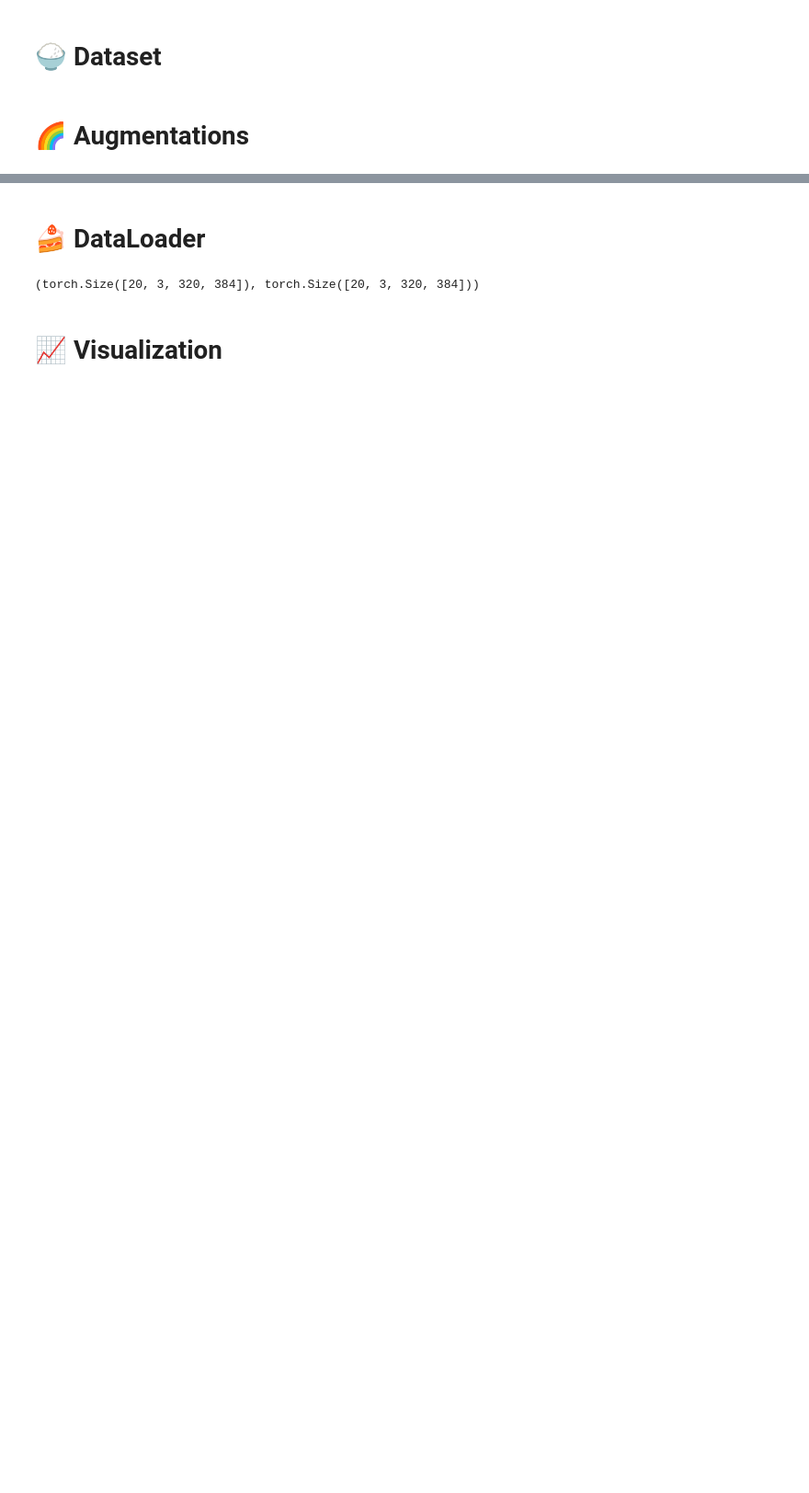
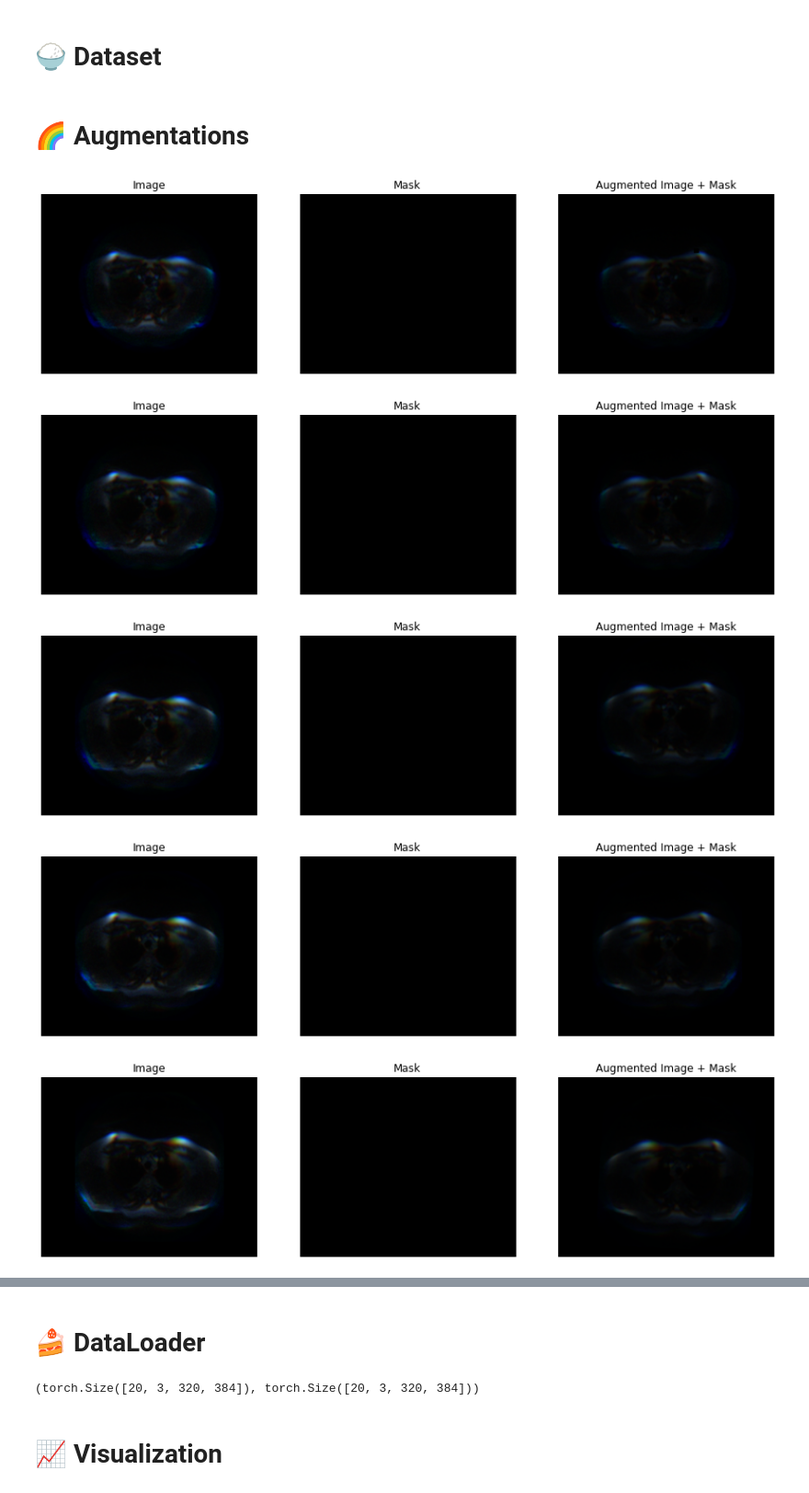
Before and after one commit to marioholzheu/MLFinalProject, a Jupyter notebook: UWMGI-2.5D-Train-MarioV2.ipynb, the cells around one changed output, grey strips where cells are left out. Shown at 92% size. Saved outputs shown, nothing was run; the diff lists cells and outputs as text; code cells hidden in the pictures; blank space fills up the shorter version.

```diff
--- a/UWMGI-2.5D-Train-MarioV2.ipynb
+++ b/UWMGI-2.5D-Train-MarioV2.ipynb
@@ -414,3 +442,50 @@ data_transforms = {
 #         A.Resize(*CFG.img_size, interpolation=cv2.INTER_NEAREST),
         ], p=1.0)
 }
+# %%
+# Add image and mask visualization
+def plot_image_mask(image_path, mask_path):
+    img = load_img(image_path)
+    mask = load_msk(mask_path)
+
+    plt.figure(figsize=(15, 5))
+    plt.subplot(1, 3, 1)
+    plt.imshow(img, cmap='bone')
+    plt.title('Image')
+    plt.axis('off')
+
+    plt.subplot(1, 3, 2)
+    plt.imshow(mask, cmap='gray')
+    plt.title('Mask')
+    plt.axis('off')
+
+    augmented = data_transforms['train'](image=img, mask=mask)
+    img_aug = augmented['image']
+    mask_aug = augmented['mask']
+
+    plt.subplot(1, 3, 3)
+    plt.imshow(img_aug, cmap='bone')
+    plt.imshow(mask_aug, alpha=0.5)
+    plt.title('Augmented Image + Mask')
+    plt.axis('off')
+
+    plt.show()
+
+# Show a few examples
+for i in range(5):
+    plot_image_mask(df.iloc[i]['image_path'], df.iloc[i]['mask_path'])
+
+# Add data integrity check
+def display_samples(df, n=5):
+    for i in range(n):
+        idx = np.random.randint(0, len(df))
+        plot_image_mask(df.iloc[idx]['image_path'], df.iloc[idx]['mask_path'])
+
+# Display random samples
+display_samples(df, n=5)
+# %% [output]
+[figure, added]
+[figure, added]
+[figure, added]
+[figure, added]
+[figure, added]
```
Also changed, not shown: parts of 28 cells of this notebook.
